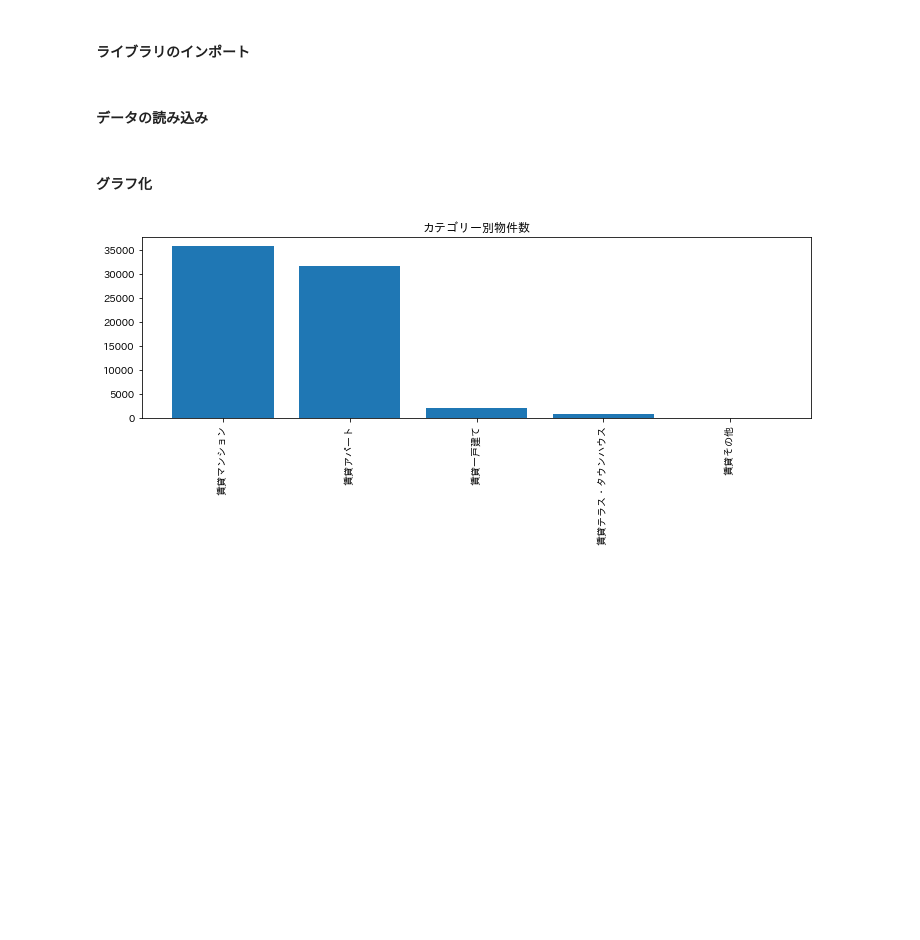
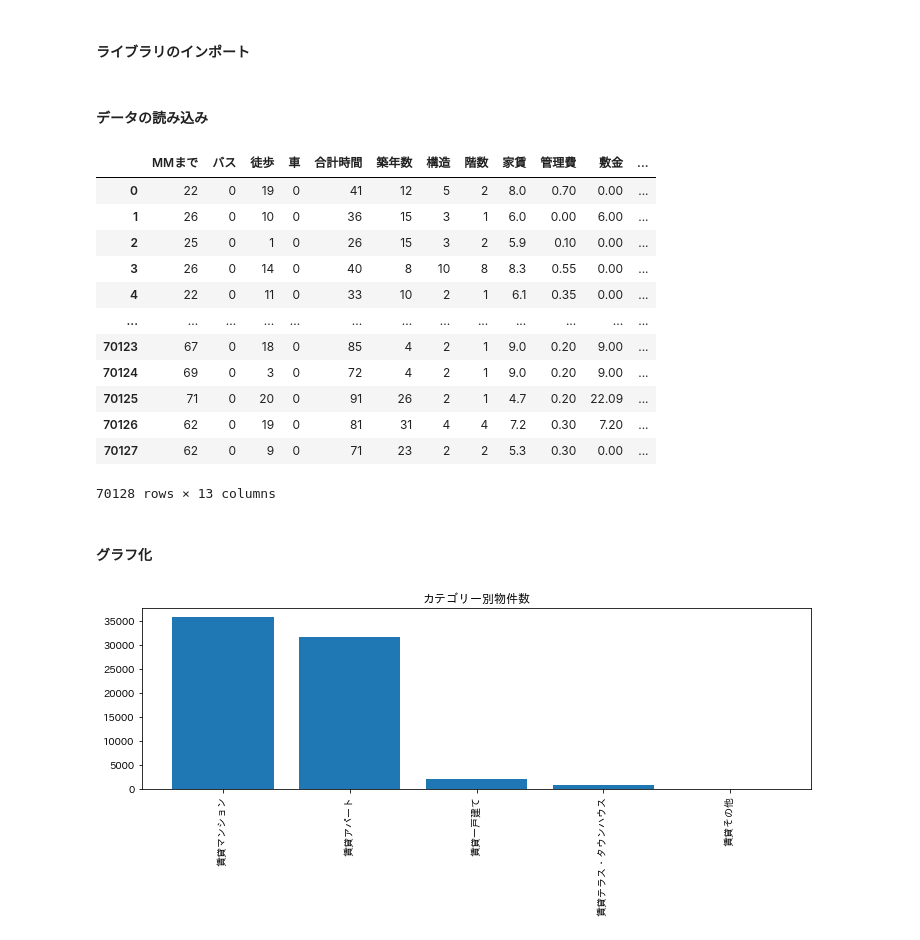
Before and after one commit to ymtm123/xbp_suumo, a Jupyter notebook: main.ipynb, the cells around one changed output. Cells and saved outputs as stored; diff of their text form; code cells hidden in the pictures; blank space fills up the shorter version.

```diff
--- a/main.ipynb
+++ b/main.ipynb
@@ -17,6 +17,22 @@ MMまで、バス、徒歩、車、合計時間
 #### データの読み込み
 # %%
 df = suumo.read_csv("./data/yokohama_kawasaki.csv", index_col=0, encoding="utf-8")
+# %%
+df.select_dtypes(include='number')
+# %% [output]
+|  | MMまで | バス | 徒歩 | 車 | 合計時間 | 築年数 | 構造 | 階数 | 家賃 | 管理費 | 敷金 | ... |
+| 0 | 22 | 0 | 19 | 0 | 41 | 12 | 5 | 2 | 8.0 | 0.70 | 0.00 | ... |
+| 1 | 26 | 0 | 10 | 0 | 36 | 15 | 3 | 1 | 6.0 | 0.00 | 6.00 | ... |
+| 2 | 25 | 0 | 1 | 0 | 26 | 15 | 3 | 2 | 5.9 | 0.10 | 0.00 | ... |
+| 3 | 26 | 0 | 14 | 0 | 40 | 8 | 10 | 8 | 8.3 | 0.55 | 0.00 | ... |
+| 4 | 22 | 0 | 11 | 0 | 33 | 10 | 2 | 1 | 6.1 | 0.35 | 0.00 | ... |
+| ... | ... | ... | ... | ... | ... | ... | ... | ... | ... | ... | ... | ... |
+| 70123 | 67 | 0 | 18 | 0 | 85 | 4 | 2 | 1 | 9.0 | 0.20 | 9.00 | ... |
+| 70124 | 69 | 0 | 3 | 0 | 72 | 4 | 2 | 1 | 9.0 | 0.20 | 9.00 | ... |
+| 70125 | 71 | 0 | 20 | 0 | 91 | 26 | 2 | 1 | 4.7 | 0.20 | 22.09 | ... |
+| 70126 | 62 | 0 | 19 | 0 | 81 | 31 | 4 | 4 | 7.2 | 0.30 | 7.20 | ... |
+| 70127 | 62 | 0 | 9 | 0 | 71 | 23 | 2 | 2 | 5.3 | 0.30 | 0.00 | ... |
+70128 rows × 13 columns
 # %% [markdown]
 #### グラフ化
 # %%
```
Also changed, not shown: 1 other file.
